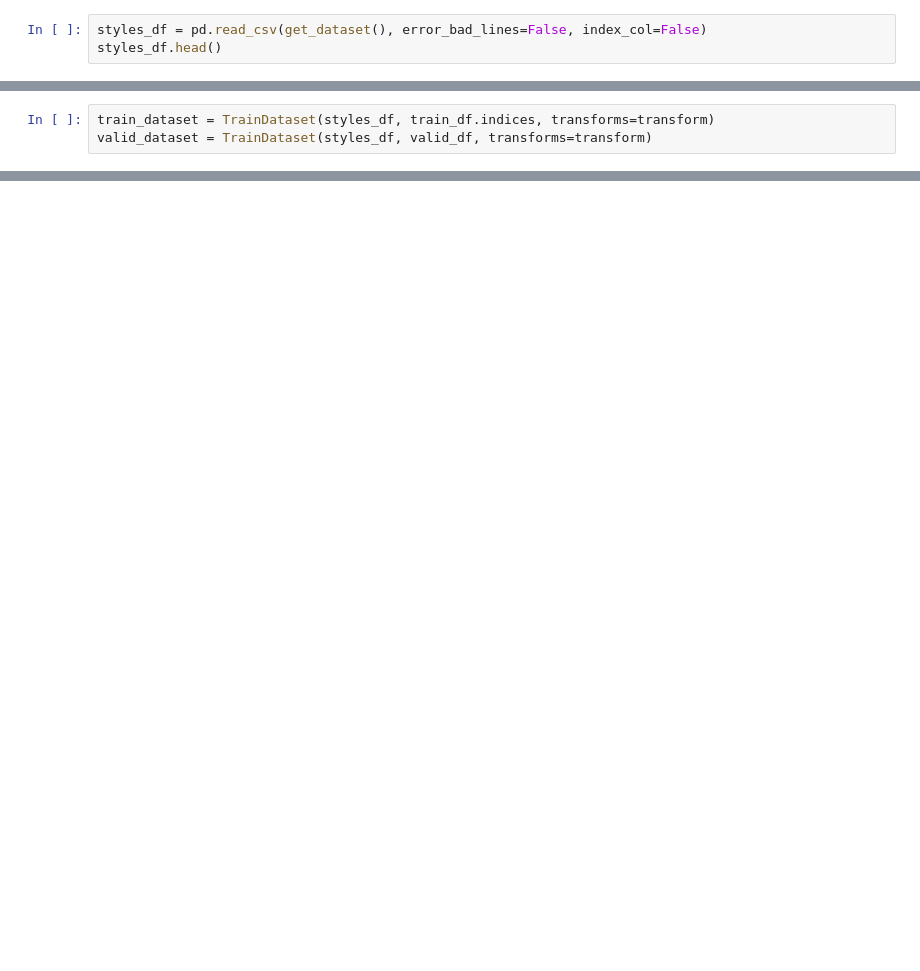
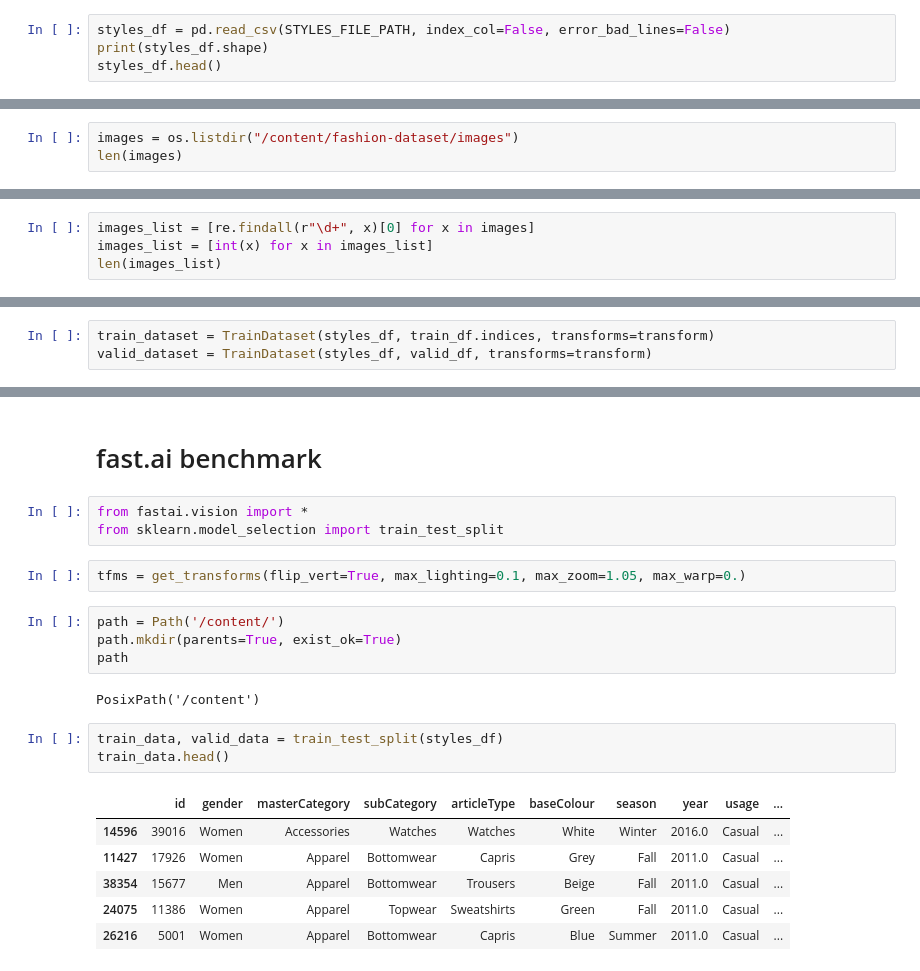
Before and after one commit to rkudulis/Deep-Learning-Notebooks, a Jupyter notebook: Fashion.ipynb, the cells around one changed output, grey strips where cells are left out. Cells and saved outputs as stored; diff of their text form; blank space fills up the shorter version.

```diff
--- a/Fashion.ipynb
+++ b/Fashion.ipynb
@@ -42,4 +26,5 @@ filter_images = [int(re.findall(r'\d+', x)[0]) for x in list_blobs()]
 # %%
-styles_df = pd.read_csv(get_dataset(), error_bad_lines=False, index_col=False)
+styles_df = pd.read_csv(STYLES_FILE_PATH, index_col=False, error_bad_lines=False)
+print(styles_df.shape)
 styles_df.head()
 # %% [output]
@@ -52,3 +38,6 @@ b'Skipping line 6044: expected 10 fields, saw 11\nSkipping line 6569: expected 1
 | 4 | 53759 | Men | Apparel | Topwear | Tshirts | Grey | Summer | 2012.0 | Casual | ... |
 # %%
 styles_df.masterCategory = styles_df.masterCategory.astype('category').cat.codes
+# %%
+images = os.listdir("/content/fashion-dataset/images")
+len(images)
@@ -54,0 +46,4 @@ styles_df.masterCategory = styles_df.masterCategory.astype('category').cat.codes
+# %%
+images_list = [re.findall(r"\d+", x)[0] for x in images]
+images_list = [int(x) for x in images_list]
+len(images_list)
@@ -167,0 +214,23 @@ for e in range(epochs):
+# %% [markdown]
+# fast.ai benchmark
+# %%
+from fastai.vision import *
+from sklearn.model_selection import train_test_split
+# %%
+tfms = get_transforms(flip_vert=True, max_lighting=0.1, max_zoom=1.05, max_warp=0.)
+# %%
+path = Path('/content/')
+path.mkdir(parents=True, exist_ok=True)
+path
+# %% [output]
+PosixPath('/content')
+# %%
+train_data, valid_data = train_test_split(styles_df)
+train_data.head()
+# %% [output]
+|  | id | gender | masterCategory | subCategory | articleType | baseColour | season | year | usage | ... |
+| 14596 | 39016 | Women | Accessories | Watches | Watches | White | Winter | 2016.0 | Casual | ... |
+| 11427 | 17926 | Women | Apparel | Bottomwear | Capris | Grey | Fall | 2011.0 | Casual | ... |
+| 38354 | 15677 | Men | Apparel | Bottomwear | Trousers | Beige | Fall | 2011.0 | Casual | ... |
+| 24075 | 11386 | Women | Apparel | Topwear | Sweatshirts | Green | Fall | 2011.0 | Casual | ... |
+| 26216 | 5001 | Women | Apparel | Bottomwear | Capris | Blue | Summer | 2011.0 | Casual | ... |
```
Also changed, not shown: parts of 40 cells of this notebook.
